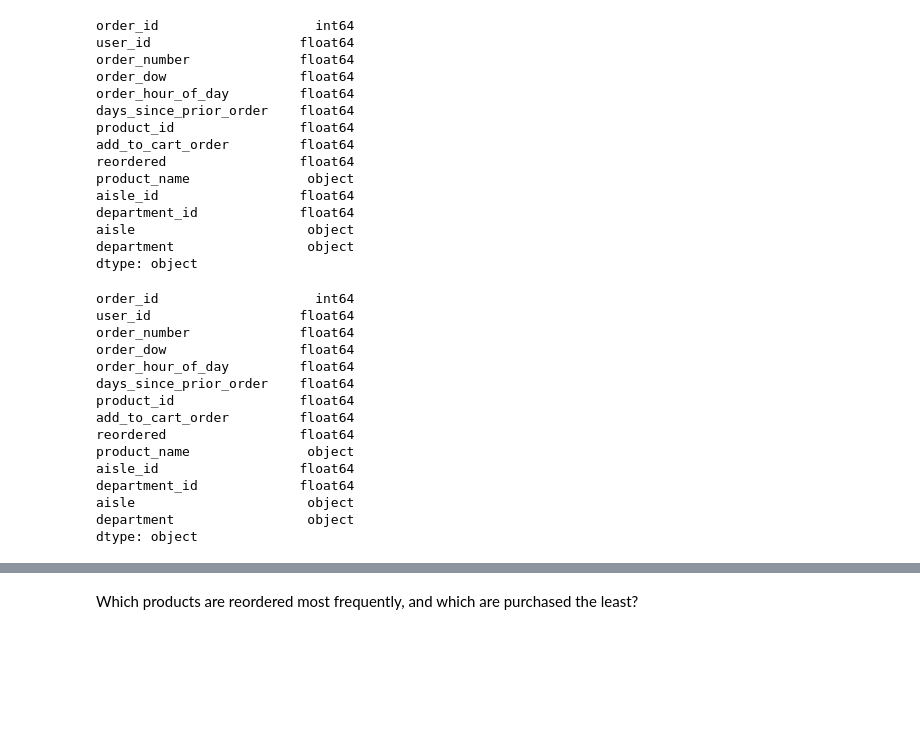
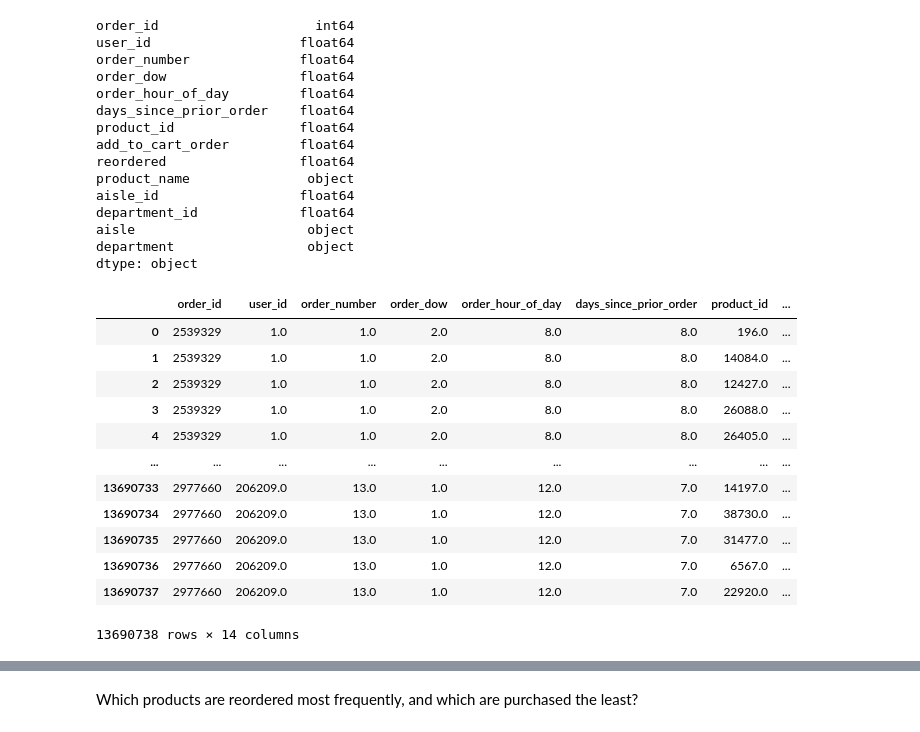
Before and after one commit to AlexandrG1209/nextbuy, a Jupyter notebook: notebook.ipynb, the cells around one changed output, grey strips where cells are left out. Saved outputs shown, nothing was run; the diff lists cells and outputs as text; code cells hidden in the pictures; blank space fills up the shorter version.

```diff
--- a/notebook.ipynb
+++ b/notebook.ipynb
@@ -210,21 +210,20 @@ department                 object
 dtype: object
 # %%
 df.dtypes
+df
 # %% [output]
+|  | order_id | user_id | order_number | order_dow | order_hour_of_day | days_since_prior_order | product_id | ... |
+| 0 | 2539329 | 1.0 | 1.0 | 2.0 | 8.0 | 8.0 | 196.0 | ... |
+| 1 | 2539329 | 1.0 | 1.0 | 2.0 | 8.0 | 8.0 | 14084.0 | ... |
+| 2 | 2539329 | 1.0 | 1.0 | 2.0 | 8.0 | 8.0 | 12427.0 | ... |
+| 3 | 2539329 | 1.0 | 1.0 | 2.0 | 8.0 | 8.0 | 26088.0 | ... |
+| 4 | 2539329 | 1.0 | 1.0 | 2.0 | 8.0 | 8.0 | 26405.0 | ... |
+| ... | ... | ... | ... | ... | ... | ... | ... | ... |
+| 13690733 | 2977660 | 206209.0 | 13.0 | 1.0 | 12.0 | 7.0 | 14197.0 | ... |
+| 13690734 | 2977660 | 206209.0 | 13.0 | 1.0 | 12.0 | 7.0 | 38730.0 | ... |
+| 13690735 | 2977660 | 206209.0 | 13.0 | 1.0 | 12.0 | 7.0 | 31477.0 | ... |
+| 13690736 | 2977660 | 206209.0 | 13.0 | 1.0 | 12.0 | 7.0 | 6567.0 | ... |
+| 13690737 | 2977660 | 206209.0 | 13.0 | 1.0 | 12.0 | 7.0 | 22920.0 | ... |
-order_id                    int64
-user_id                   float64
-order_number              float64
-order_dow                 float64
-order_hour_of_day         float64
-days_since_prior_order    float64
-product_id                float64
-add_to_cart_order         float64
-reordered                 float64
-product_name               object
-aisle_id                  float64
-department_id             float64
-aisle                      object
-department                 object
-dtype: object
+13690738 rows × 14 columns
 # %%
 df.to_csv('datasets/cleaned_dataset.csv', index=False)
```
Also changed, not shown: parts of 16 cells of this notebook.
